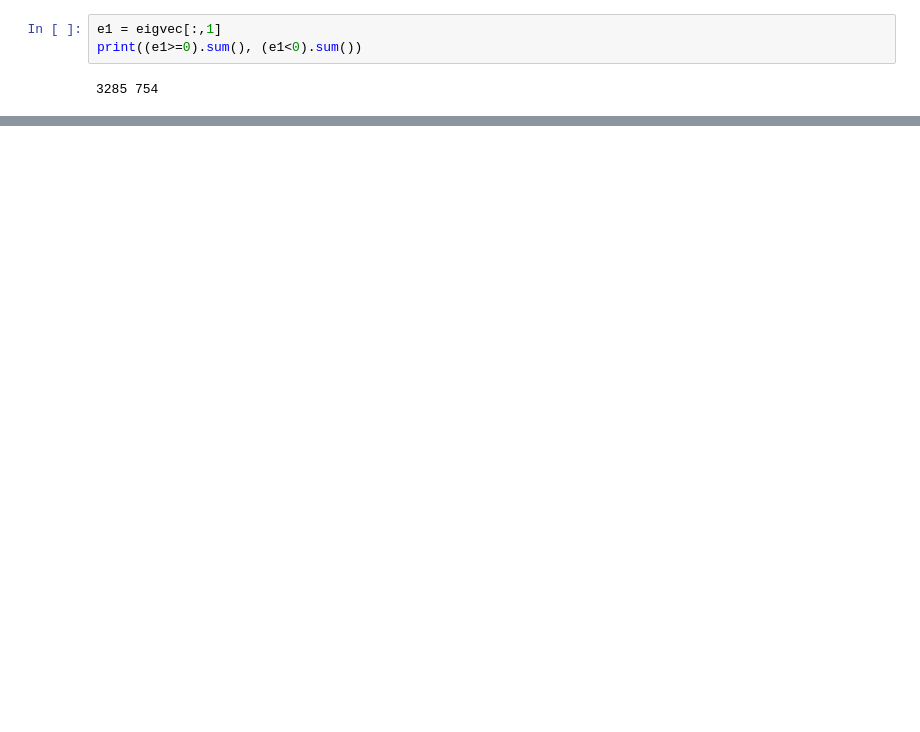
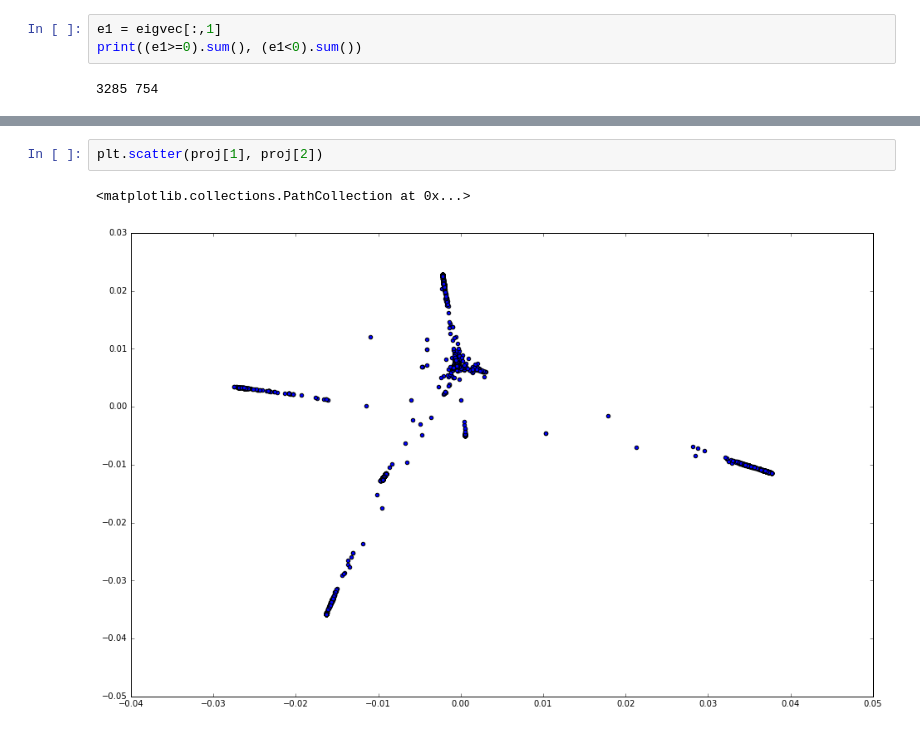
Before and after one commit to yama1968/Spikes, a Jupyter notebook: python/facebook_graph.ipynb, the cells around one changed output, grey strips where cells are left out. Cells and saved outputs as stored; diff of their text form; blank space fills up the shorter version.

```diff
--- a/python/facebook_graph.ipynb
+++ b/python/facebook_graph.ipynb
@@ -200,0 +201,5 @@ plt.scatter(proj[0], proj[1])
+# %%
+plt.scatter(proj[1], proj[2])
+# %% [output]
+<matplotlib.collections.PathCollection at 0x...>
+[figure, added]
```
Also changed, not shown: parts of 15 cells of this notebook, 2 other files.
